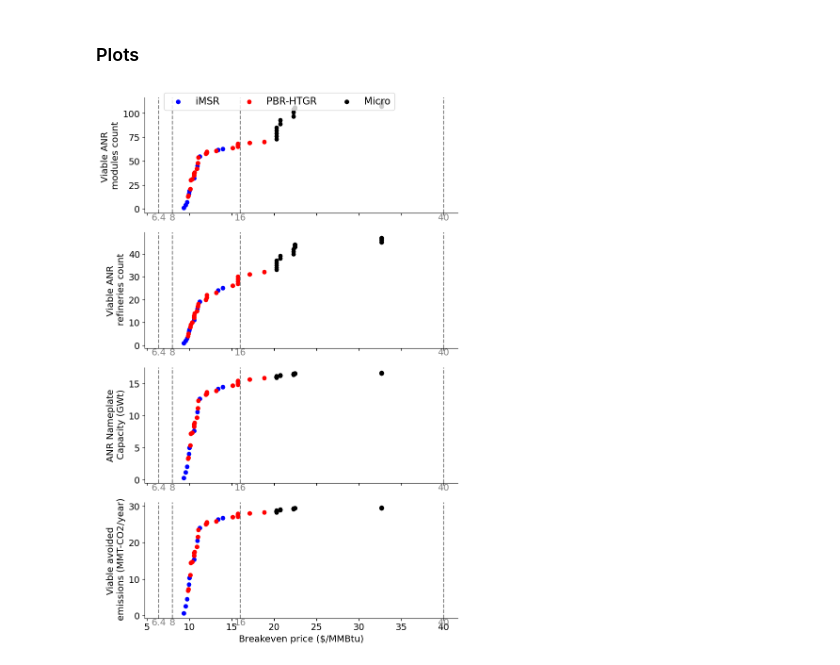
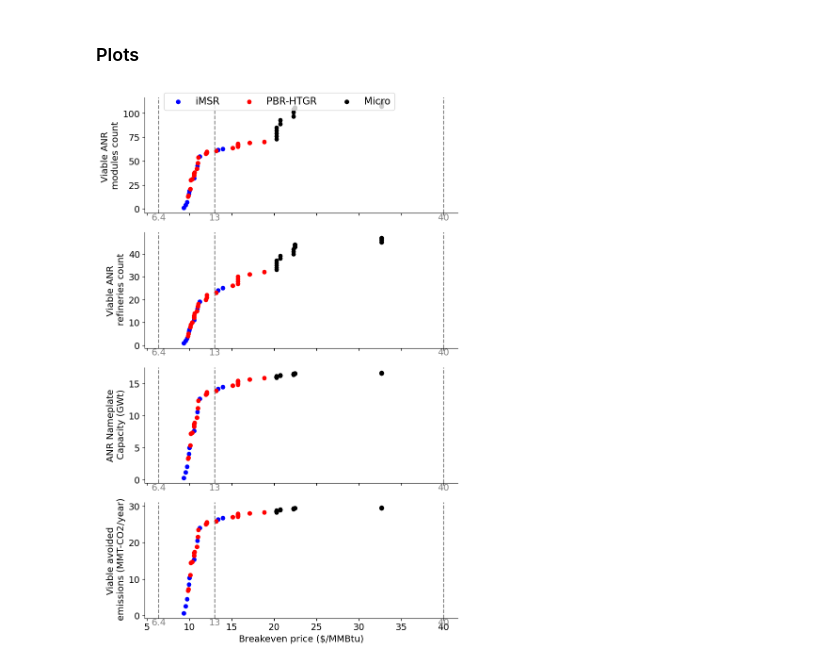
Before and after one commit to mgarrouste/SMR_deployment, a Jupyter notebook: code/pp_breakeven.ipynb, the cells around one changed output. Saved outputs shown, nothing was run; the diff lists cells and outputs as text; code cells hidden in the pictures.

```diff
--- a/code/pp_breakeven.ipynb
+++ b/code/pp_breakeven.ipynb
@@ -123,32 +160,32 @@ handles = []
 # Plotting the data as scatter plots with different colors for each ANR type
 labels = {'Viable ANR modules count': 'Viable ANR \nmodules count',
             'Viable ANR refineries count': 'Viable ANR\n refineries count',
             'ANR Nameplate Capacity (GWt)': 'ANR Nameplate\n Capacity (GWt)',
             'Viable avoided emissions (MMT-CO2/year)': 'Viable avoided\n emissions (MMT-CO2/year)'}
 for i, col in enumerate(['Viable ANR modules count', 'Viable ANR refineries count', 'ANR Nameplate Capacity (GWt)', 'Viable avoided emissions (MMT-CO2/year)']):
     for anr_type, color in zip(anr_types, colors):
         subset = df[df['ANR type'] == anr_type]
         axs[i].scatter(subset['Breakeven price ($/MMBtu)'], subset[col], color=color, label=f'{anr_type}')
     axs[i].set_ylabel(labels[col])
 
     # Remove the top and right spines
     axs[i].spines['top'].set_visible(False)
     axs[i].spines['right'].set_visible(False)
 
     # Adding vertical lines
-    vertical_lines = [6.4, 8, 16, 40]
+    vertical_lines = [6.4, 13, 40]
     for line in vertical_lines:
         axs[i].axvline(x=line, linestyle='--', color='grey')
         axs[i].text(line, axs[i].get_ylim()[0], str(line), color='grey', va='top', ha='center')
 # Setting the title and labels
 plt.xlabel('Breakeven price ($/MMBtu)')
 #fig.text(0.5, 0.07, 'Breakeven price ($/MMBtu)', ha='center')
 
 # Add a common legend for all subplots
 handles, labels = axs[0].get_legend_handles_labels()
 fig.legend(handles, labels, loc='upper center', ncol=len(anr_types))
 fig.tight_layout()
 #plt.show()
 plt.savefig('breakeven_price_refineries.png')
 # %% [output]
-[figure, old version]
+[figure, new version]
```
Also changed, not shown: parts of 4 cells of this notebook.
